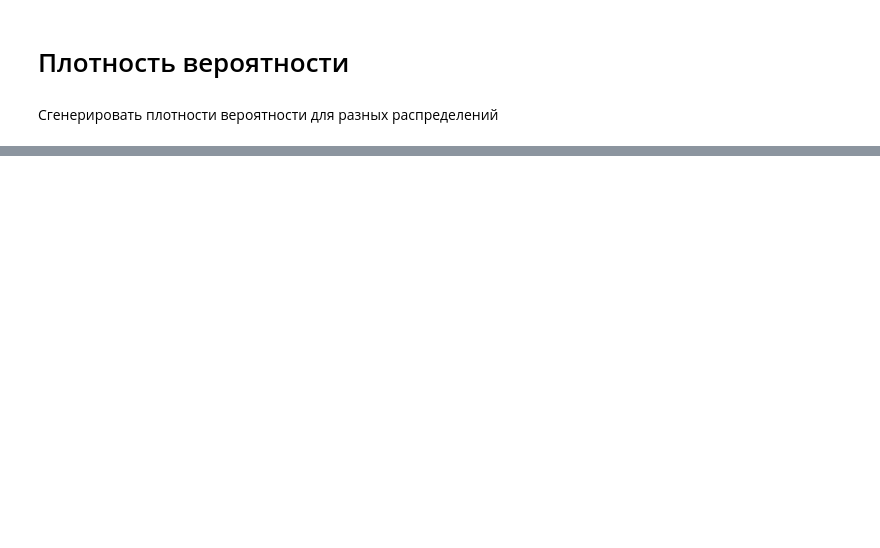
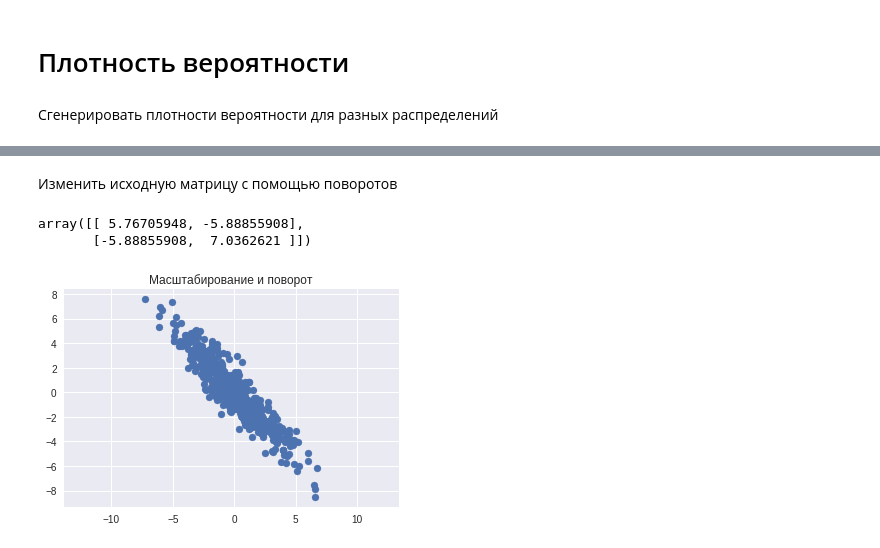
Before and after one commit to yustiks/statistics_in_python, a Jupyter notebook: Seminar.ipynb, the cells around one changed output, grey strips where cells are left out. Drawn from its saved outputs; the diff is of its cells as text; code cells hidden in the pictures; blank space fills up the shorter version.

```diff
--- a/Seminar.ipynb
+++ b/Seminar.ipynb
@@ -138,0 +115,28 @@ Text(0.5,0,'$x$')
+# %% [markdown]
+Изменить исходную матрицу с помощью поворотов
+# %%
+# масштабирование
+sx, sy = 0.7, 3.4
+Scale = np.array([[sx, 0], [0, sy]])
+
+# повороты
+theta = 0.77*np.pi
+c, s = np.cos(theta), np.sin(theta)
+Rot = np.array([[c, -s], [s, c]])
+
+# перемножаем 2 матрицы: масштабирование и повороты
+
+
+# перемножаем матрицу X (рандомные величины) на матрицу поворотов
+
+
+plt.scatter(Y[:, 0], Y[:, 1])
+plt.title('Масштабирование и поворот')
+plt.axis('equal');
+
+# вычисление матрицы ковариаций и вывод на экран
+cov_mat(Y.T)
+# %% [output]
+array([[ 5.76705948, -5.88855908],
+       [-5.88855908,  7.0362621 ]])
+[figure, added]
```
Also changed, not shown: parts of 28 cells of this notebook.
